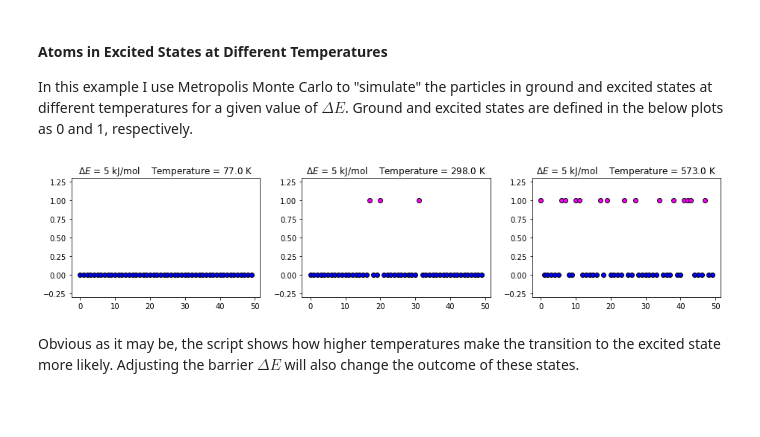
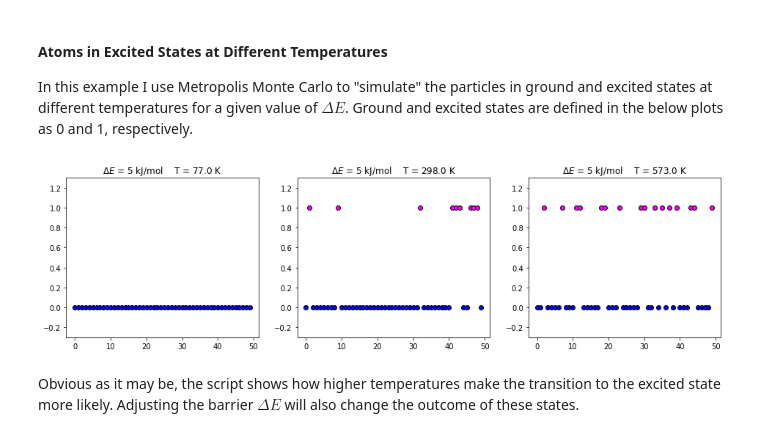
Before and after one commit to andrewrgarcia/monte-carlo, a Jupyter notebook: montecarlo.ipynb, the cells around one changed output. Saved outputs shown, nothing was run; the diff lists cells and outputs as text; code cells hidden in the pictures; blank space fills up the shorter version.

```diff
--- a/montecarlo.ipynb
+++ b/montecarlo.ipynb
@@ -272,37 +272,37 @@ import matplotlib.pyplot as plt
 def P(dE,kBT):
     return np.exp(-dE/kBT)
 
 R = 8.314e-3 #kJ mol-1 K-1
 def atoms(N,dE,kBT):
     k = 0
     while k < N:
         dE_fluc = ran.gauss(dE,0.001)
         [plt.plot(k,1,'o',color='magenta', markeredgecolor='k') if P(dE_fluc,kBT) > ran.uniform(0,1) \
                   else plt.plot(k,0,'bo', markeredgecolor='k')]
         k+=1
     plt.ylim(-0.3,1.3)
-    plt.title('$\Delta E$ = {} kJ/mol    Temperature = {} K'.format(np.round(dE,2),kBT/R))
+    plt.title('$\Delta E$ = {} kJ/mol    T = {} K'.format(np.round(dE,2),kBT/R))
     #plt.show()
 
 dE = 5
 T1,T2,T3 = 77, 298, 573
 T = [T1,T2,T3]
 
 N=50
 #generate initial ground states for N atoms
 state = np.zeros(N)
 
 #plotting
 fig = plt.figure()
 for i in range(3):
     plt.subplot(1, 3, i+1)
     atoms(N,dE,R*T[i])
 
-fig.set_size_inches(13,3)
-fig.tight_layout()
+fig.set_size_inches(16,4)
+#fig.tight_layout()
 plt.show()
 # %% [output]
-[figure, old version]
+[figure, new version]
 # %% [markdown]
 Obvious as it may be, the script shows how higher temperatures make the transition to the excited state more likely. Adjusting the barrier $\Delta E$ will also change the outcome of these states.
 # %% [markdown]
```
